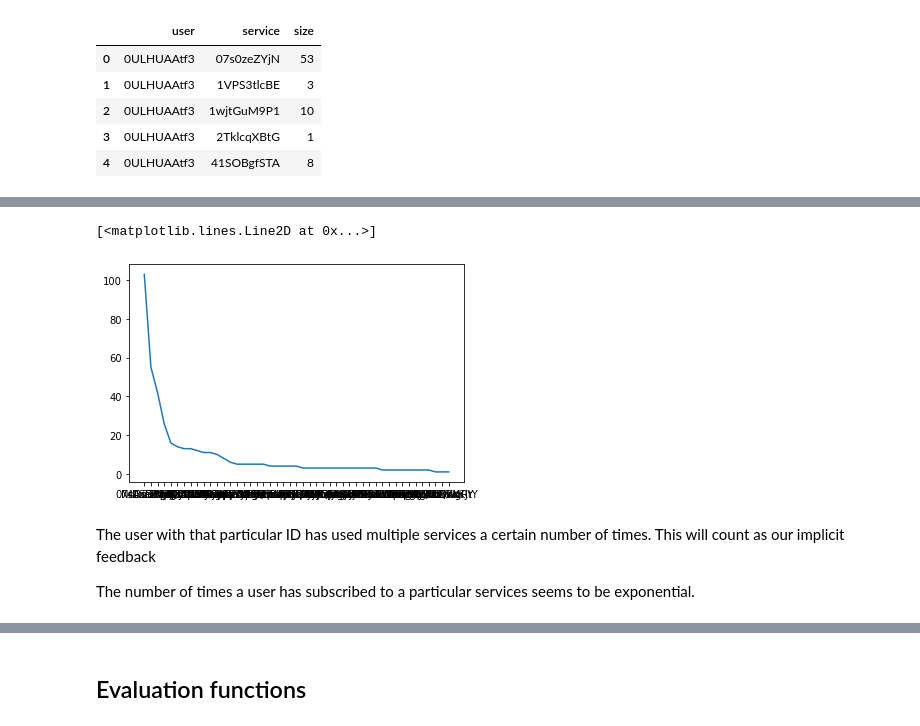
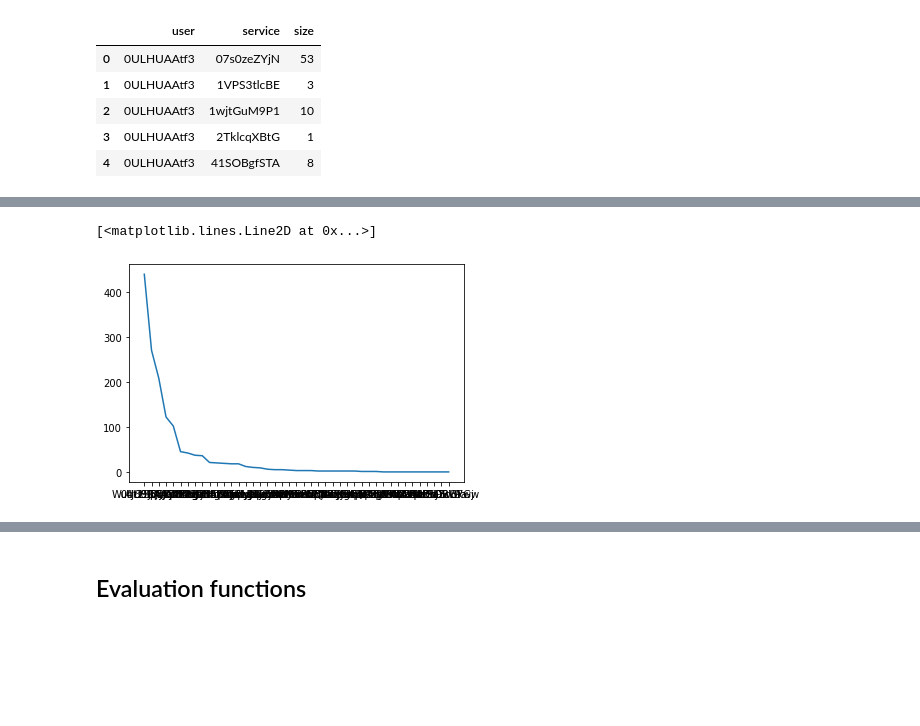
Before and after one commit to Roy7017/Recommenders, a Jupyter notebook: baseline.ipynb, the cells around one changed output, grey strips where cells are left out. Cells and saved outputs as stored; diff of their text form; code cells hidden in the pictures; blank space fills up the shorter version.

```diff
--- a/baseline.ipynb
+++ b/baseline.ipynb
@@ -251,0 +279,4 @@ train_data[train_data["user"] == "Wuht2SEQKc"][["service", "size"]].sort_values(
+# %%
+user_count = train_data[['user', 'service', 'size']].groupby('user', as_index=False).sum()
+display(user_count.head(10))
+user_count['size'].describe()
@@ -252,12 +304,6 @@ train_data[train_data["user"] == "Wuht2SEQKc"][["service", "size"]].sort_values(
 # %%
-test_user = train_data[train_data["user"] == "Wuht2SEQKc"][
-    ["service", "size"]
-].sort_values(by="size", ascending=False)
-plt.plot(test_user["service"].values, test_user["size"])
+user_count.sort_values(by='size', ascending=False, inplace=True)
+plt.plot(user_count["user"].values, user_count["size"].values)
 # %% [output]
 [<matplotlib.lines.Line2D at 0x...>]
-[figure, old version]
+[figure, new version]
-# %% [markdown]
-The user with that particular ID has used multiple services a certain number of times. This will count as our implicit feedback
-
-The number of times a user has subscribed to a particular services seems to be exponential.
```
Also changed, not shown: parts of 23 cells of this notebook.
